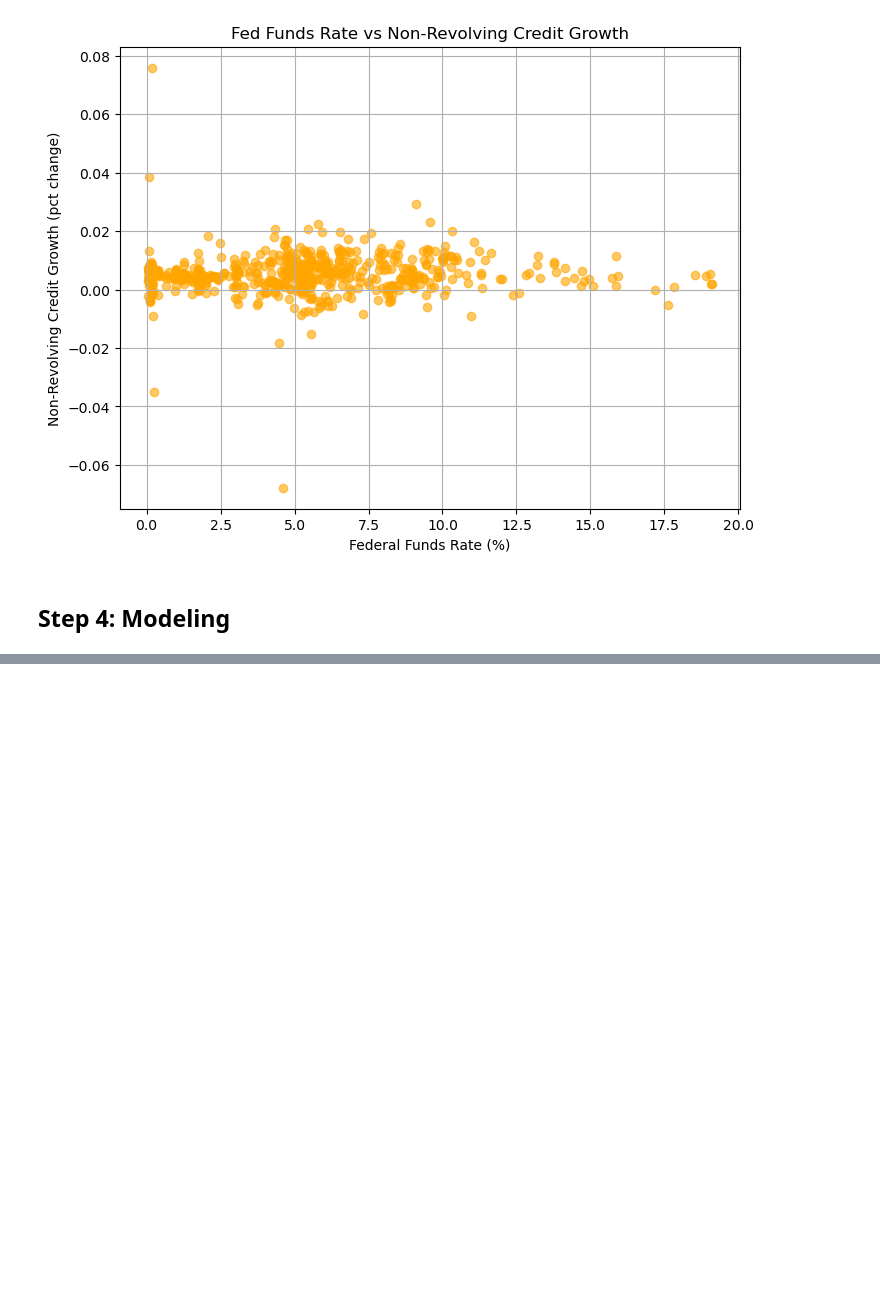
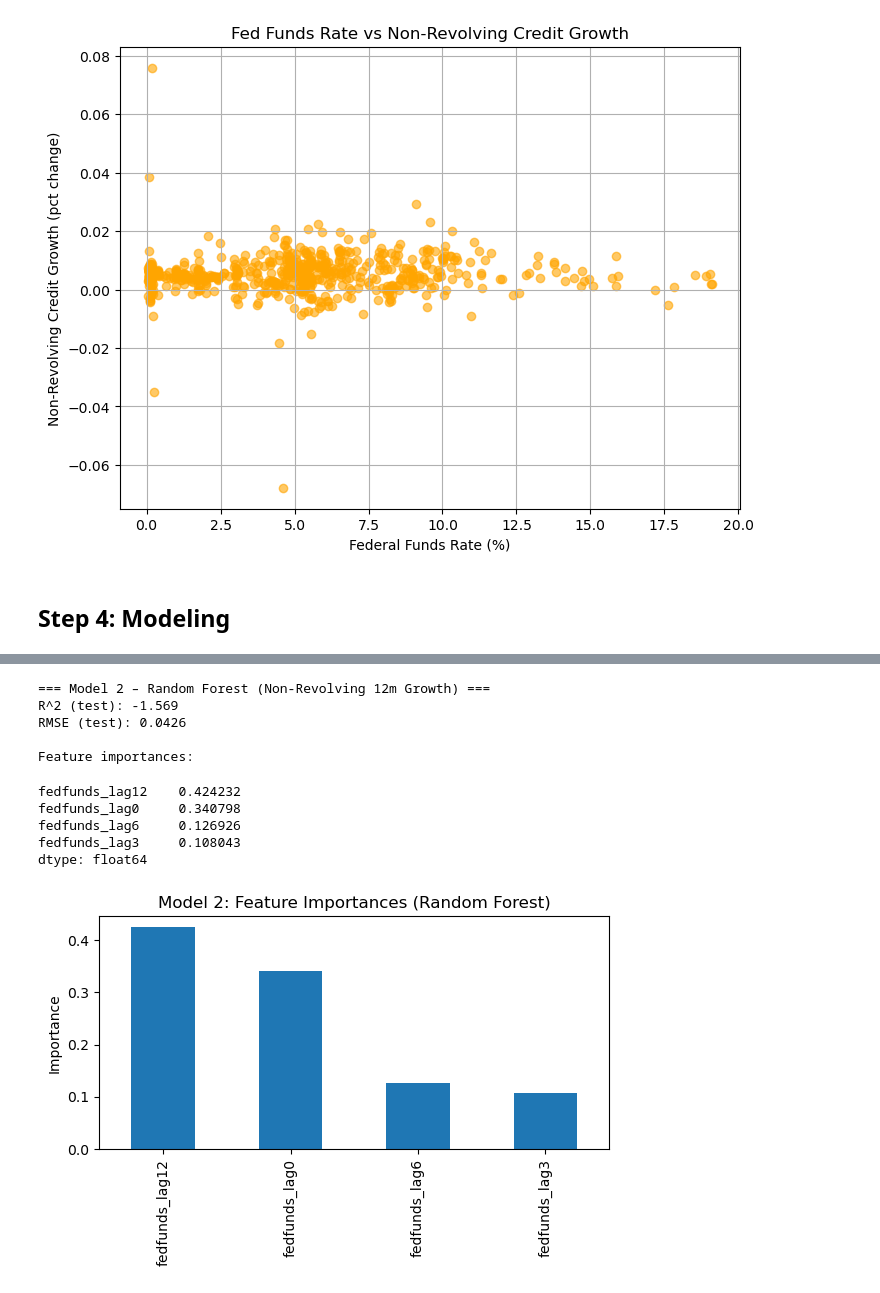
Before and after one commit to c-jimmy1/Data-Science, a Jupyter notebook: assign3/src/assign3.ipynb, the cells around one changed output, grey strips where cells are left out. Saved outputs shown, nothing was run; the diff lists cells and outputs as text; code cells hidden in the pictures; blank space fills up the shorter version.

```diff
--- a/assign3/src/assign3.ipynb
+++ b/assign3/src/assign3.ipynb
@@ -164 +231,58 @@ Simplest for slides: Random Forest
+# %%
+# -------------------------------------------------------------------
+# 3) Model 2 – Random Forest: Non-revolving 12m growth
+# -------------------------------------------------------------------
+
+features_m2 = ["fedfunds_lag0", "fedfunds_lag3", "fedfunds_lag6", "fedfunds_lag12"]
+target_m2 = "nonrev_growth_12m"
+
+X2_ext = df_model[features_m2]
+y2_ext = df_model[target_m2]
+
+X2_train, X2_test, y2_train, y2_test = train_test_split(
+    X2_ext, y2_ext, test_size=0.2, shuffle=False
+)
+
+model2_ext = RandomForestRegressor(
+    n_estimators=300,
+    random_state=42,
+    min_samples_leaf=3
+).fit(X2_train, y2_train)
+
+y2_pred = model2_ext.predict(X2_test)
+
+r2_2 = r2_score(y2_test, y2_pred)
+rmse_2 = np.sqrt(mean_squared_error(y2_test, y2_pred))
+
+print("=== Model 2 - Random Forest (Non-Revolving 12m Growth) ===")
+print(f"R^2 (test): {r2_2:.3f}")
+print(f"RMSE (test): {rmse_2:.4f}")
+
+# Feature importances (great bar chart for the slide)
+importances = pd.Series(
+    model2_ext.feature_importances_,
+    index=features_m2
+).sort_values(ascending=False)
+
+print("\nFeature importances:")
+display(importances)
+
+plt.figure(figsize=(6,4))
+importances.plot(kind="bar")
+plt.ylabel("Importance")
+plt.title("Model 2: Feature Importances (Random Forest)")
+plt.tight_layout()
+plt.show()
+# %% [output]
+=== Model 2 – Random Forest (Non-Revolving 12m Growth) ===
+R^2 (test): -1.569
+RMSE (test): 0.0426
+
+Feature importances:
+fedfunds_lag12    0.424232
+fedfunds_lag0     0.340798
+fedfunds_lag6     0.126926
+fedfunds_lag3     0.108043
+dtype: float64
+[figure, added]
 # %%
```
Also changed, not shown: parts of 7 cells of this notebook.
